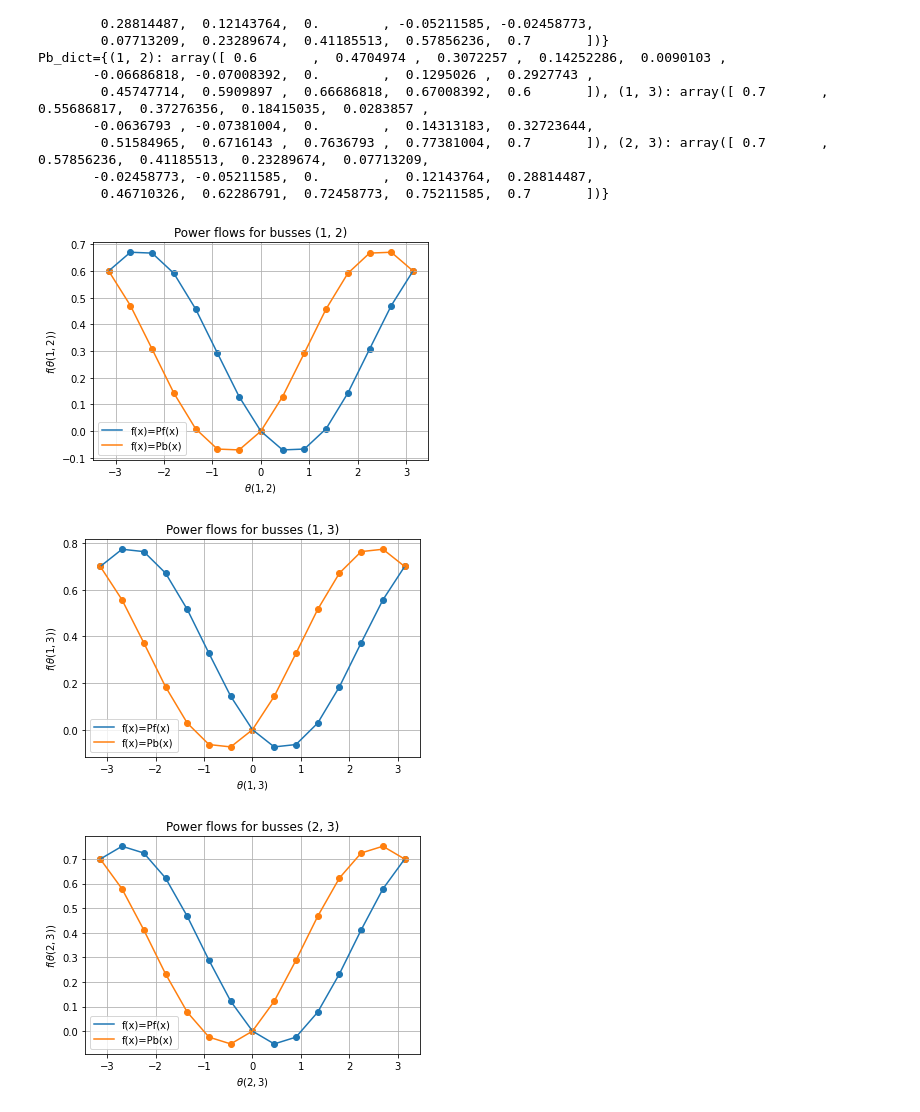
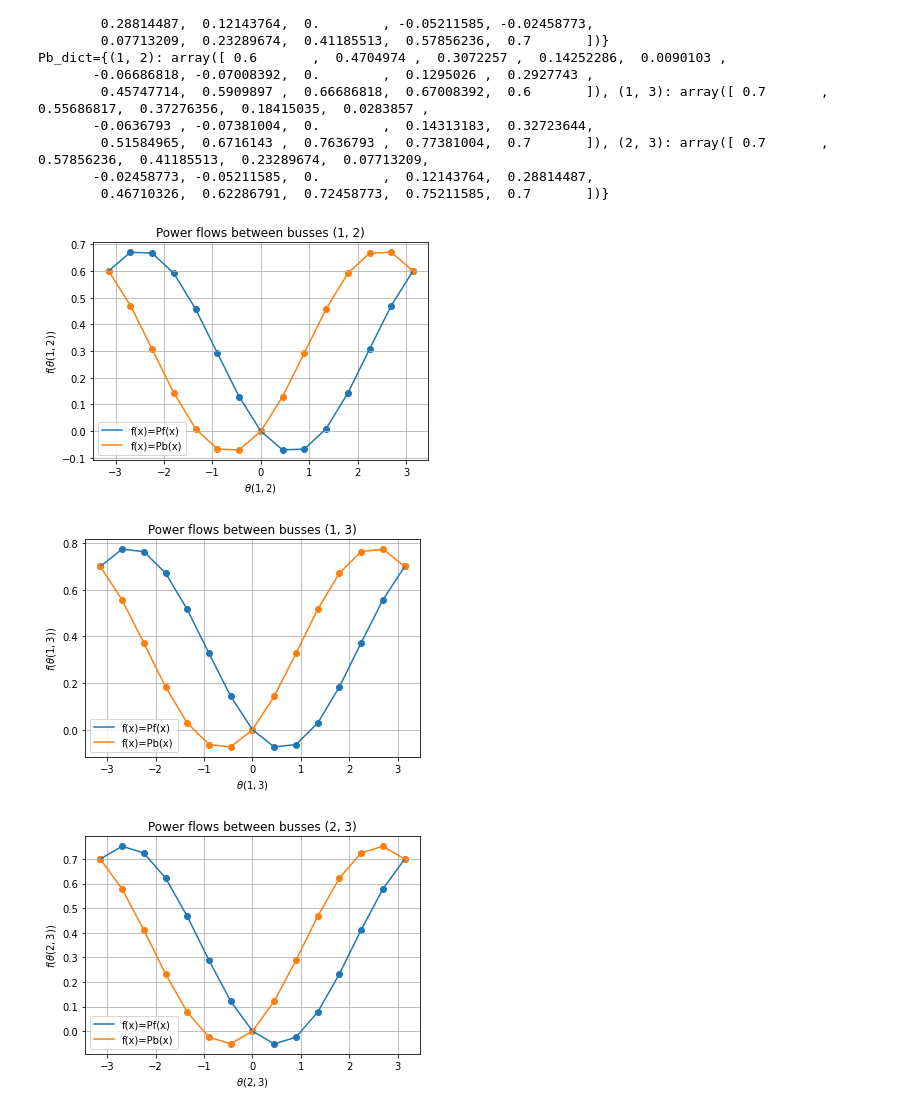
Before and after one commit to brunokiyoshi/power_system_optimization, a Jupyter notebook: power_system_optimization.ipynb, the cells around one changed output. Cells and saved outputs as stored; diff of their text form; code cells hidden in the pictures.

```diff
--- a/power_system_optimization.ipynb
+++ b/power_system_optimization.ipynb
@@ -168,18 +168,18 @@ Pb_dict={(1, 2): array([ 0.6       ,  0.4704974 ,  0.3072257 ,  0.14252286,  0.0
 # %%
 for k, bc in enumerate(b_combs):
 
     plt.figure()
     plt.scatter(theta_array,Pf_dict[bc])
     plt.scatter(theta_array,Pb_dict[bc])
     plt.plot(theta_array,Pf_dict[bc],label="f(x)=Pf(x)")
     plt.plot(theta_array,Pb_dict[bc],label="f(x)=Pb(x)")
-    plt.title(f"Power flows for busses {bc}")
+    plt.title(f"Power flows between busses {bc}")
     plt.xlabel(fr'$\theta{bc}$')
     plt.ylabel(fr'$f(\theta{bc})$')
     plt.legend()
     plt.grid(which="both")
     plt.show()
 # %% [output]
-[figure, old version]
+[figure, new version]
-[figure, old version]
+[figure, new version]
-[figure, old version]
+[figure, new version]
```
Also changed, not shown: parts of 13 cells of this notebook, 2 other files.
